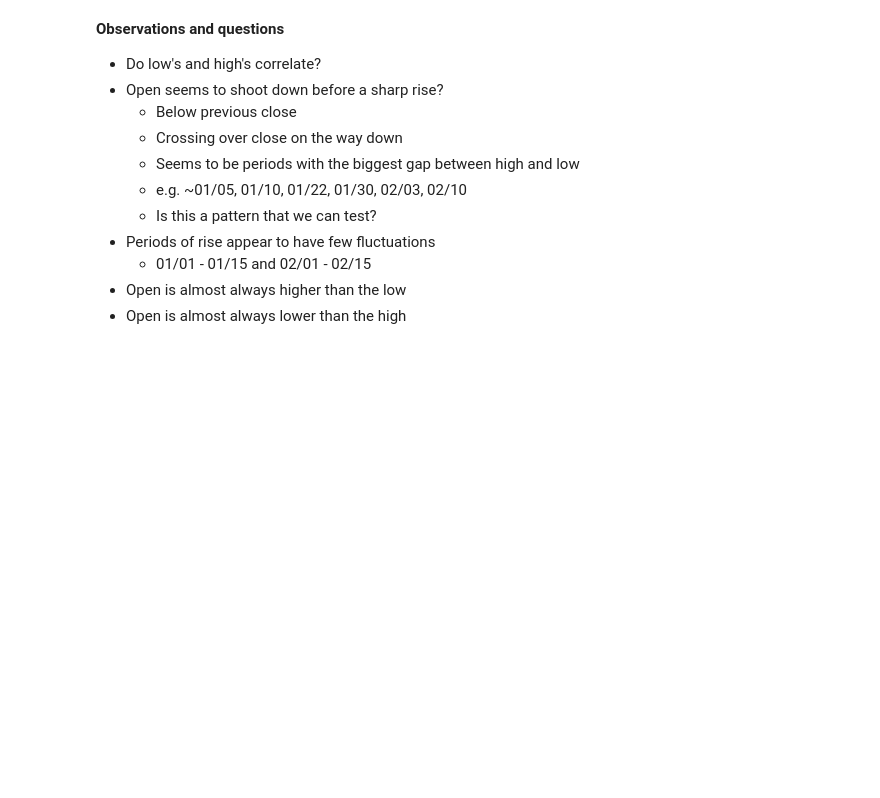
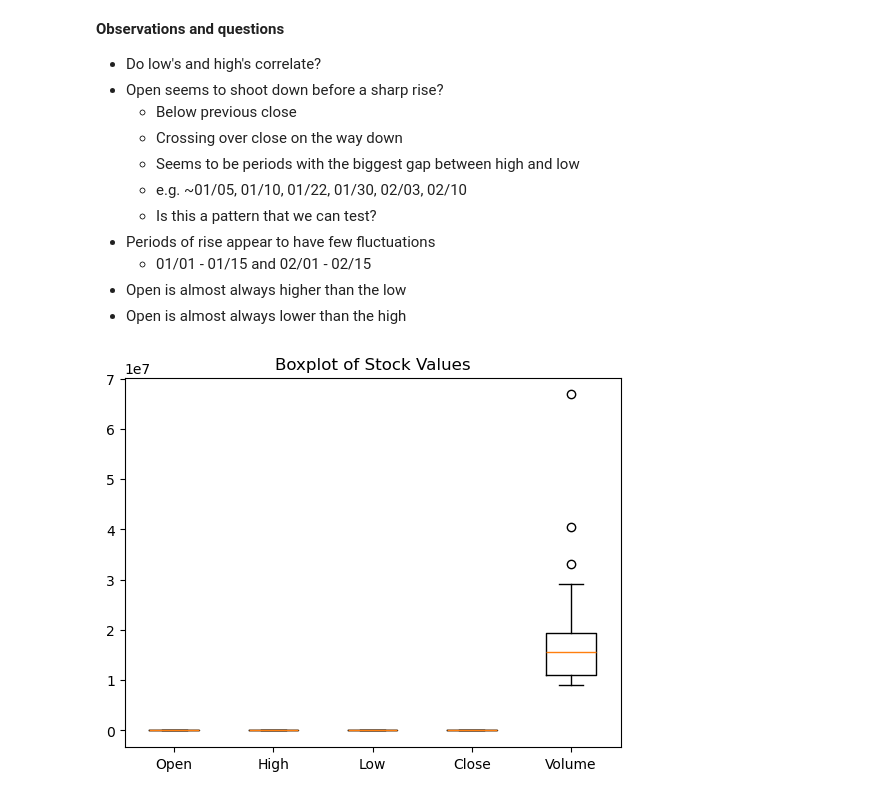
Before and after one commit to alexcrockett/analysis-projects, a Jupyter notebook: Apple Stocks/03-explore/03_desc_exp_plots.ipynb, the cells around one changed output. Saved outputs shown, nothing was run; the diff lists cells and outputs as text; code cells hidden in the pictures; blank space fills up the shorter version.

Commit message:
Working on plots

```diff
--- a/Apple Stocks/03-explore/03_desc_exp_plots.ipynb
+++ b/Apple Stocks/03-explore/03_desc_exp_plots.ipynb
@@ -8,5 +8,10 @@ import pylab as pl
 import numpy as np
 
 # Import data
-from desc_exp_1 import apples
+import numpy as np
+import pandas as pd
+
+apples = pd.read_csv('/Users/alexa/Documents/git py analysis/Apple Stocks/02-data/AppleStockPrices.csv')
+print(apples.columns)
+from desc_exp_values import mean_frame, median_frame, range_frame, var_frame, SD_frame
 # %% [output]
@@ -74,3 +63,21 @@ plt.show()
     - 01/01 - 01/15 and 02/01 - 02/15
 - Open is almost always higher than the low
 - Open is almost always lower than the high
+# %%
+# Create boxplots for the main 5 columns
+
+# Select the columns
+data = [apples['Open'], apples['High'], apples['Low'], apples['Close'], apples['Volume']]
+
+# Create boxplots
+fig, ax = plt.subplots()
+BP = ax.boxplot(data)
+
+# Add titles and labels
+ax.set_title("Boxplot of Stock Values")
+ax.set_xticklabels(['Open', 'High', 'Low', 'Close', 'Volume'])
+
+# Show the plot
+plt.show()
+# %% [output]
+[figure, added]
```
Also changed, not shown: parts of 4 cells of this notebook, 2 other files.
